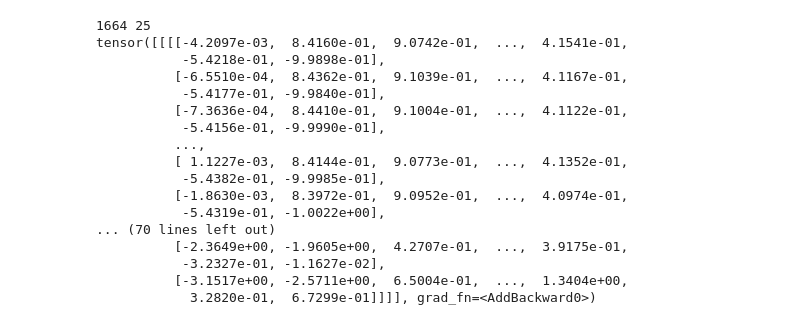
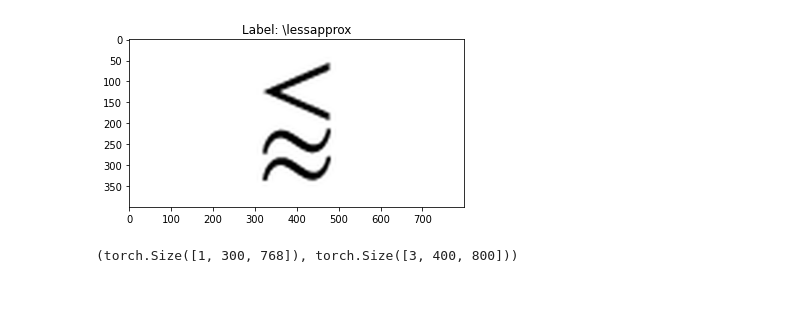
Before and after one commit to Swastik3/DenseTeX, a Jupyter notebook: encoder/loaderTesting.ipynb, the cells around one changed output. Drawn from its saved outputs; the diff is of its cells as text; code cells hidden in the pictures; blank space fills up the shorter version.

Commit message:
fixed output dims

```diff
--- a/encoder/loaderTesting.ipynb
+++ b/encoder/loaderTesting.ipynb
@@ -132,16 +134,20 @@ class PositionalEncoding2D(nn.Module):
 # %%
 train_loader = get_dataloader(batch_size=10)
 
 # Assuming the DataLoader for training is defined as train_loader
 i = 0
+test_image = None
 for images, labels in train_loader:
+    test_image = images[0]
     pil_image = transforms.ToPILImage()(images[0]).convert("RGB")
     # pil_image.show()
     # print(labels[0])
     plt.imshow(images[0].permute(1, 2, 0))
 
     plt.title(f"Label: {labels[0]}")
-    plt.show()
+    #plt.show()
     if i > 10:
         break
     i += 1
+# %% [output]
+[figure, added]
@@ -148,33 +176,26 @@ for images, labels in train_loader:
 # %%
 import torch
-model = models.densenet169(pretrained=True)
+from torchvision.models import DenseNet169_Weights
+
+# Load the model with the updated 'weights' parameter
+model = models.densenet169(weights=DenseNet169_Weights.IMAGENET1K_V1)
 # Remove the final fully connected layer to get the final feature maps
 model = nn.Sequential(*list(model.children())[:-1])
 
-#to get the size of the output of the denseNet
+# Get the size of the output of the DenseNet
 image_tensor = torch.randn(1, 3, 800, 400)
-output = model(image_tensor)
+with torch.no_grad():
+    output = model(image_tensor)
 size = output.size()
 
-model.add_module('PositionalEncoding2D', PositionalEncoding2D(1664, size[2], size[3])) # hardcoded this based on denseNet output size
-#yet to automate that, the 7x7 is dependent on the input size of the model, it can be anything. Still need to automate this
-image_tensor = torch.randn(1, 3, 800, 400)
-print(model(image_tensor))
+# Add PositionalEncoding2D with automated size
+model.add_module('PositionalEncoding2D', PositionalEncoding2D(size[1], size[2], size[3]))
+model.add_module('EncoderToGPT2Adapter', EncoderToGPT2Adapter(in_channels=size[1], out_dim=768))
+
+# Process the test image
+image_tensor = test_image.unsqueeze(0)
+with torch.no_grad():
+    output = model(image_tensor)
+output.shape, test_image.shape
 # %% [output]
-1664 25
-tensor([[[[-4.2097e-03,  8.4160e-01,  9.0742e-01,  ...,  4.1541e-01,
-           -5.4218e-01, -9.9898e-01],
-          [-6.5510e-04,  8.4362e-01,  9.1039e-01,  ...,  4.1167e-01,
-           -5.4177e-01, -9.9840e-01],
-          [-7.3636e-04,  8.4410e-01,  9.1004e-01,  ...,  4.1122e-01,
-           -5.4156e-01, -9.9990e-01],
-          ...,
-          [ 1.1227e-03,  8.4144e-01,  9.0773e-01,  ...,  4.1352e-01,
-           -5.4382e-01, -9.9985e-01],
-          [-1.8630e-03,  8.3972e-01,  9.0952e-01,  ...,  4.0974e-01,
-           -5.4319e-01, -1.0022e+00],
-... (70 lines left out)
-          [-2.3649e+00, -1.9605e+00,  4.2707e-01,  ...,  3.9175e-01,
-           -3.2327e-01, -1.1627e-02],
-          [-3.1517e+00, -2.5711e+00,  6.5004e-01,  ...,  1.3404e+00,
-            3.2820e-01,  6.7299e-01]]]], grad_fn=<AddBackward0>)
+(torch.Size([1, 300, 768]), torch.Size([3, 400, 800]))
```
Also changed, not shown: parts of 4 cells of this notebook, 2 other files.
